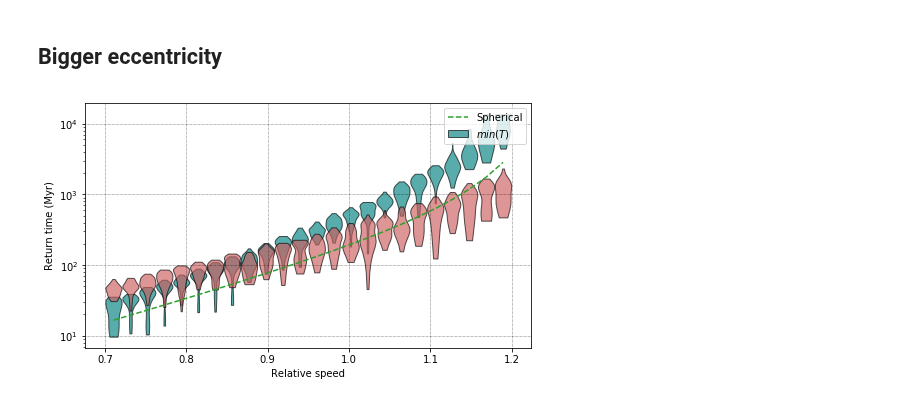
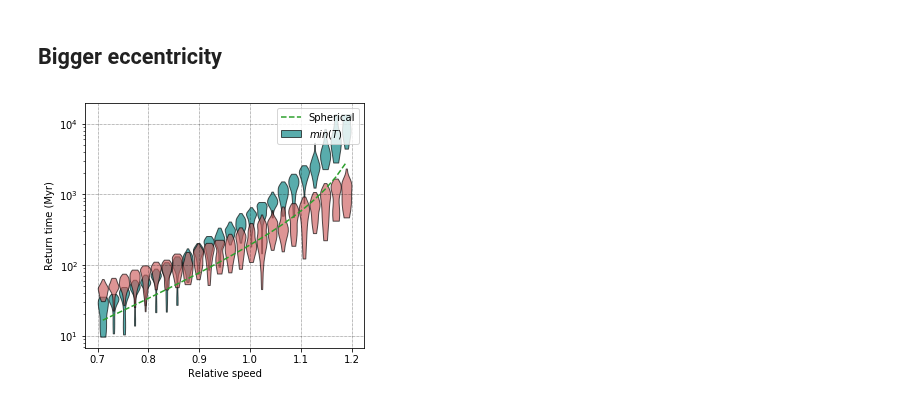
Before and after one commit to jsbarbosa/TesisFisica, a Jupyter notebook: Files/Week 13/Exploration.ipynb, the cells around one changed output. Saved outputs shown, nothing was run; the diff lists cells and outputs as text; code cells hidden in the pictures.

```diff
--- a/Files/Week 13/Exploration.ipynb
+++ b/Files/Week 13/Exploration.ipynb
@@ -82,7 +82,7 @@ ax1.set_ylim(0, 0.7)
 
 ax1.axis('off')
 
-ax2.hist(a_2, bins = n_bins, edgecolor = 'g', alpha = 0.4)
+t = ax2.hist(a_2, bins = n_bins, edgecolor = 'g', alpha = 0.4)
 ax2.set_xlim(0, 1)
 
 ax3.hist(a_3, bins = n_bins, orientation = 'horizontal', edgecolor = 'g', alpha = 0.4)
@@ -227,11 +229,11 @@ def savePlots(plots, name, labels = ['time', 'mass', 'lyapunov', 'ellipsoid'], d
 # %% [markdown]
 ## Bigger eccentricity
 # %%
-for i in range(len(T)):
-    plots = plotProperties(rv, theta, phi, i)
-    savePlots(plots, 'images/%d' % i, dpi = 150)
-    for p in plots:
-        plt.close(p[0])
+# for i in range(len(T)):
+#     plots = plotProperties(rv, theta, phi, i)
+#     savePlots(plots, 'images/%d' % i, dpi = 150)
+#     for p in plots:
+#         plt.close(p[0])
 # %%
 txt = r"""
 \begin{figure}[h]
@@ -301,32 +303,32 @@ def sphericalReference(v, fs = 0.01):
 # %%
 colors = ['#008080', '#CD5C5C']
 
-fig, ax1 = plt.subplots(figsize = (8, 4.5))
+fig, ax1 = plt.subplots(figsize = (5, 4.5))
 
 rings, p_rings = getSpeedRings(25)
 
 pos = [T.argmin(), T.argmax()]
 
 for (i, p) in enumerate(pos):
     ys = subDivideData(return_times[p] * 1000, p_rings)
     parts = ax1.violinplot(ys, rings, showmeans = False, showextrema = False, widths = 0.02, points = 15)
     for pc in parts['bodies']:
         pc.set_facecolor(colors[i])
         pc.set_edgecolor('black')
         pc.set_alpha(0.65)
 
 ax1.plot(rings, 10 ** sphericalReference(rings), '--')
 
 ax1.set_yscale('log')
 
 ax1.set_xlabel('Relative speed')
 ax1.set_ylabel('Return time (Myr)')
 
 ax1.legend(['Spherical', '$min(T)$'])
 
 ax1.grid()
 
 fig.savefig('rt_speed.png', dpi = 300)
 plt.show()
 # %% [output]
-[figure, old version]
+[figure, new version]
```
Also changed, not shown: parts of 8 cells of this notebook, 29 other files.
